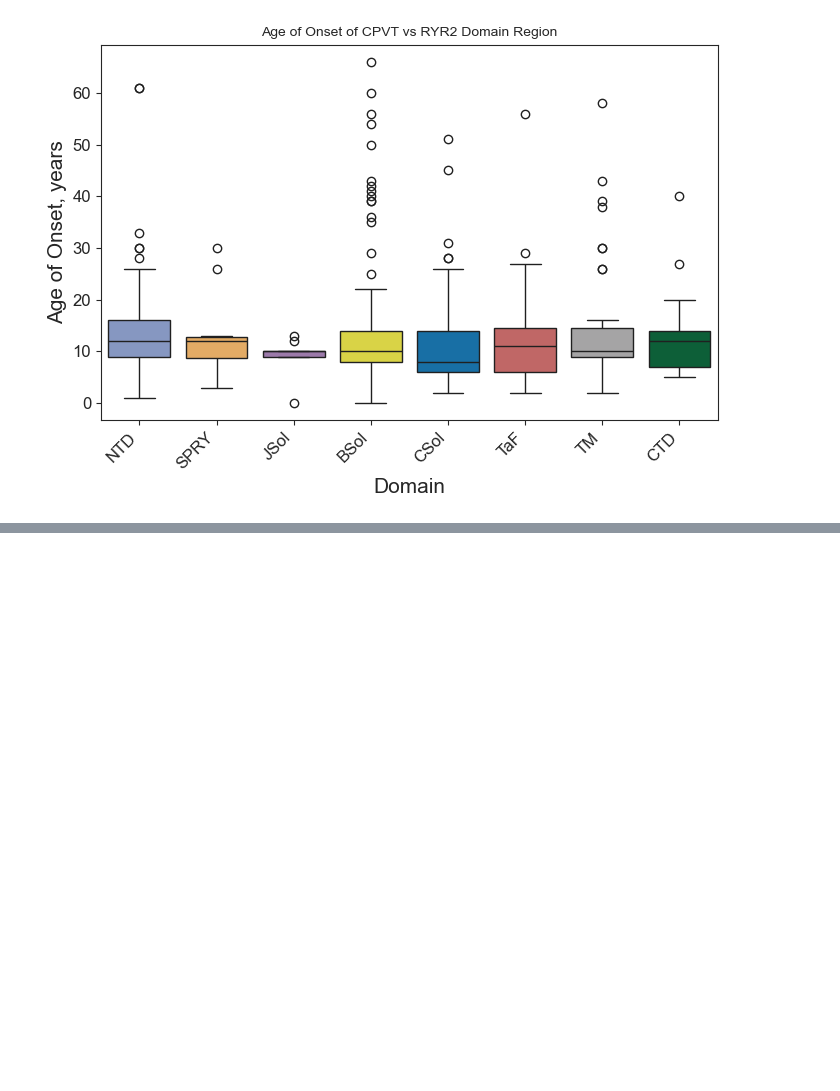
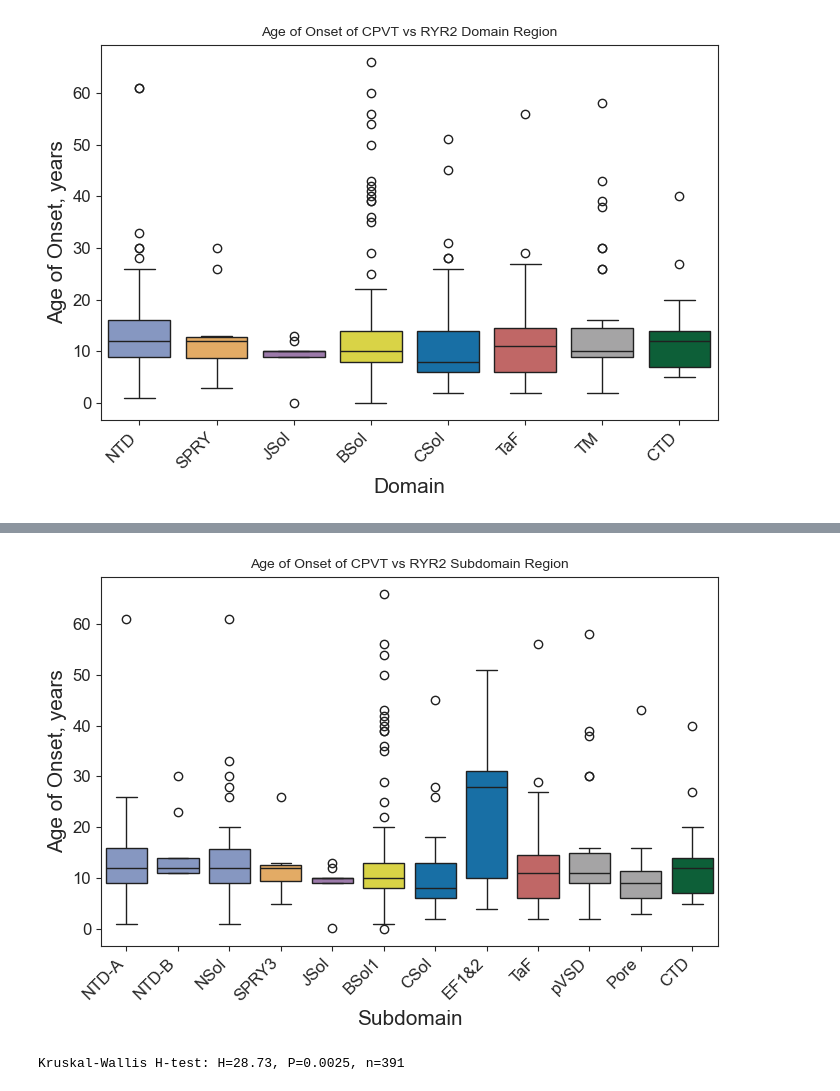
Before and after one commit to alexdaiii/cpvt_database_analysis, a Jupyter notebook: analysis/06_age_of_onsets.ipynb, the cells around one changed output, grey strips where cells are left out. Drawn from its saved outputs; the diff is of its cells as text; code cells hidden in the pictures; blank space fills up the shorter version.

Commit message:
stats for domain and subdomain

```diff
--- a/analysis/06_age_of_onsets.ipynb
+++ b/analysis/06_age_of_onsets.ipynb
@@ -21,6 +28,6 @@ if not os.path.exists(figures_dir):
 # %%
 df = pd.read_excel(
-    "../data/individual_all_data-2024-12-23.xlsx",
+    f"../data/individual_all_data-{config.version}.xlsx",
     index_col=0,
 )
 df.head()
@@ -327,0 +526,9 @@ plt.show()
+# %%
+sub_domain_gt_5 = filtered_sub_domain[
+    filtered_sub_domain["subdomain"].isin(
+        num_pat_per_sub_domain[
+            num_pat_per_sub_domain["count"] >= MIN_NUM_INDIVIDUALS][
+            "subdomain"]
+    )
+]
+sub_domain_gt_5.head()
@@ -327,0 +542,8 @@ plt.show()
+# %%
+sub_domain_order_gt5 = [
+    v
+    for v in domains_df["subdomains"].dropna().str.strip().values
+    if v in set(sub_domain_gt_5["subdomain"])
+]
+
+sub_domain_order_gt5
@@ -327,0 +563,54 @@ plt.show()
+# %%
+subdomain_color_mapping = {
+    row["subdomain"]: "#" + CUSTOM_COLOR_PALLETTE[
+        row["domain"].lower().strip()
+    ]
+    for _, row in sub_domain_gt_5.iterrows()
+}
+
+plt.figure(figsize=FIGURE_3_SIZE)
+
+ax = sns.boxplot(
+    data=sub_domain_gt_5,
+    y=AGE_OF_ONSET_COL,
+    x="subdomain",
+    linewidth=1,
+    width=0.8,
+    palette=subdomain_color_mapping,
+    hue="subdomain",
+    legend=False,
+    order=sub_domain_order_gt5,
+    # showfliers=False,
+)
+
+plt.setp(ax.collections, alpha=.6)
+
+set_figure_size(
+    "Subdomain",
+    "Age of Onset, years",
+    "Age of Onset of CPVT vs RYR2 Subdomain Region",
+    x_tick_rotation=45,
+    x_tick_ha="right",
+    # set sizes 1.5x bigger for ticks and axes
+    x_label_fontsize=BASE_LABEL_FONT_SIZE * 1.5,
+    y_label_fontsize=BASE_LABEL_FONT_SIZE * 1.5,
+    y_tick_fontsize=BASE_TICK_FONT_SIZE * 1.5,
+    x_tick_fontsize=BASE_TICK_FONT_SIZE * 1.5,
+)
+
+save_current_plot("age_of_onset_vs_sub_domain")
+
+plt.show()
+# %% [output]
+[figure, added]
+# %%
+# Perform the Kruskal-Wallis test on domains with at least 5 patients
+stat_sub_domain, p_sub_domain = stats.kruskal(
+    *[group[AGE_OF_ONSET_COL] for _, group in
+      sub_domain_gt_5.groupby("subdomain")]
+)
+
+print(
+    f"Kruskal-Wallis H-test: H={stat_sub_domain:.2f}, P={p_sub_domain:.2g}, n={len(sub_domain_gt_5)}")
+# %% [output]
+Kruskal-Wallis H-test: H=28.73, P=0.0025, n=391
```
Also changed, not shown: parts of 20 cells of this notebook, 5 other files.
